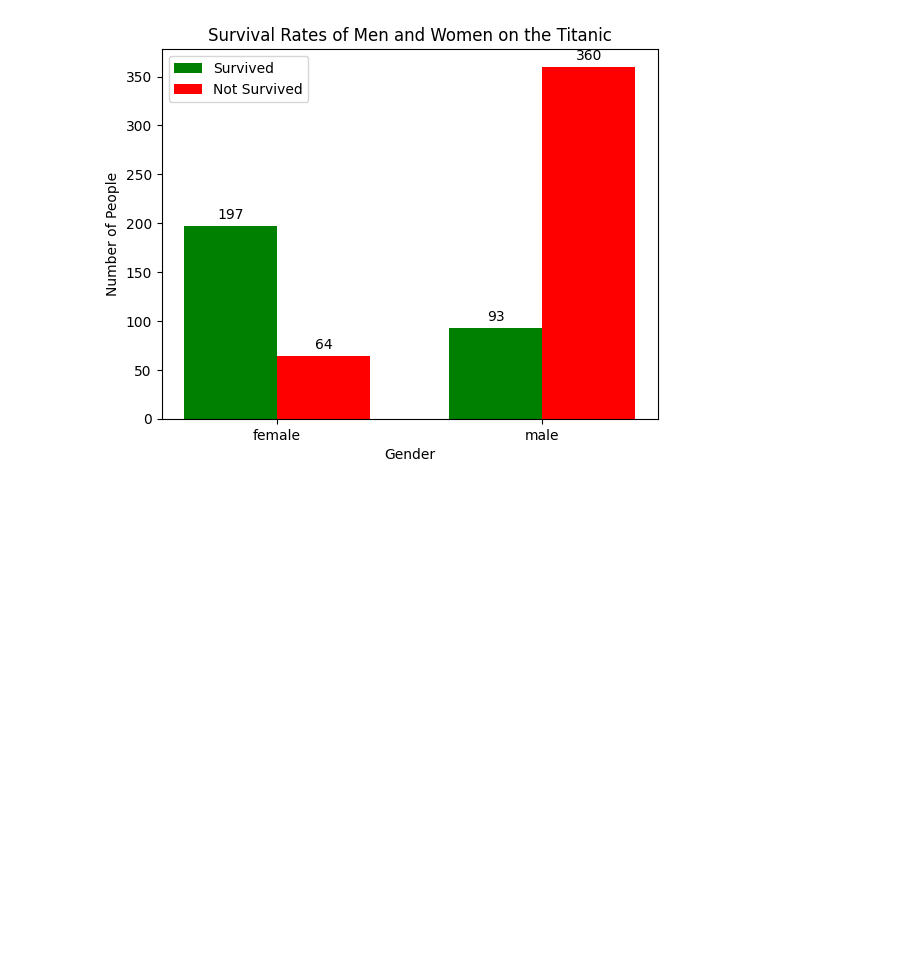
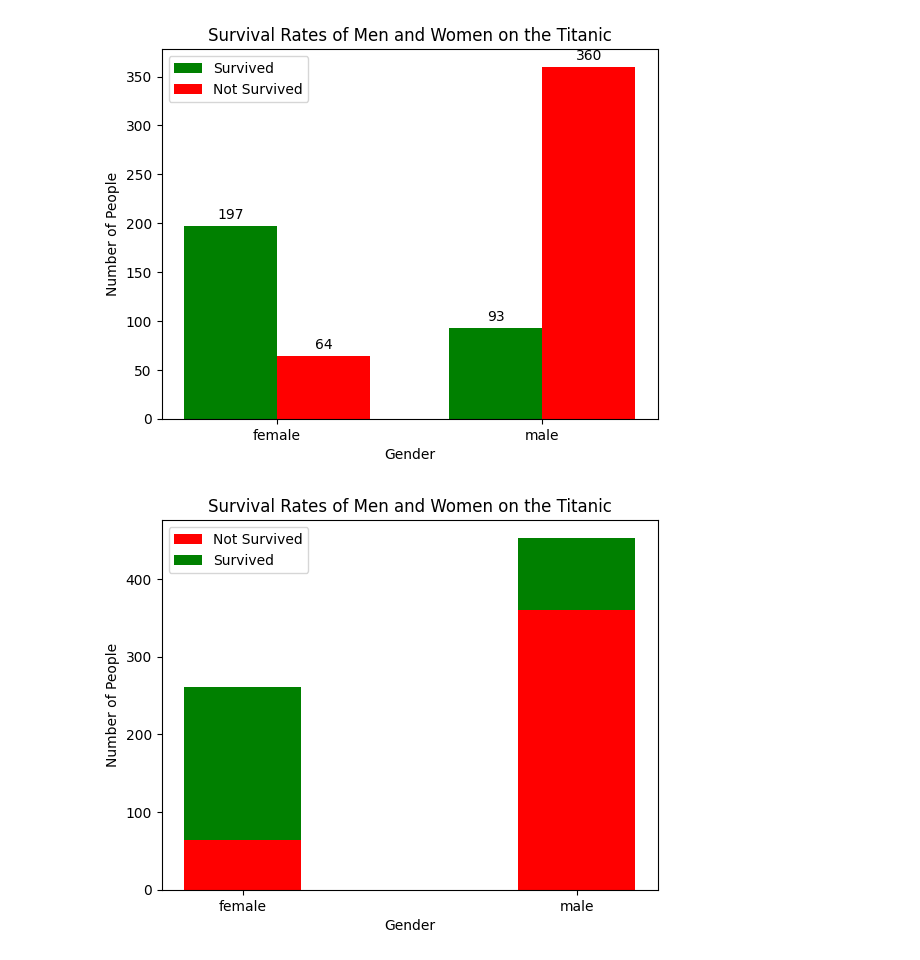
Before and after one commit to mikulskibartosz/sages_praca_z_danymi, a Jupyter notebook: Praca_z_danymi_w_Pythonie.ipynb, the cells around one changed output. Drawn from its saved outputs; the diff is of its cells as text; code cells hidden in the pictures; blank space fills up the shorter version.

Commit message:
more charts

```diff
--- a/Praca_z_danymi_w_Pythonie.ipynb
+++ b/Praca_z_danymi_w_Pythonie.ipynb
@@ -786,3 +816,29 @@ for rect in rects1 + rects2:
 plt.show()
 # %% [output]
 [figure]
+# %%
+grouped = df.groupby(['sex', 'survived']).size().unstack(fill_value=0)
+
+labels = grouped.index.tolist()
+survived = grouped[1].tolist()
+not_survived = grouped[0].tolist()
+
+x = np.arange(len(labels))
+width = 0.35
+
+fig, ax = plt.subplots()
+
+rects_not_survived = ax.bar(x, not_survived, width, label='Not Survived', color='red')
+
+rects_survived = ax.bar(x, survived, width, label='Survived', color='green', bottom=not_survived)
+
+ax.set_ylabel('Number of People')
+ax.set_xlabel('Gender')
+ax.set_title('Survival Rates of Men and Women on the Titanic')
+ax.set_xticks(x)
+ax.set_xticklabels(labels)
+ax.legend()
+
+plt.show()
+# %% [output]
+[figure, added]
```
Also changed, not shown: parts of 20 cells of this notebook.
